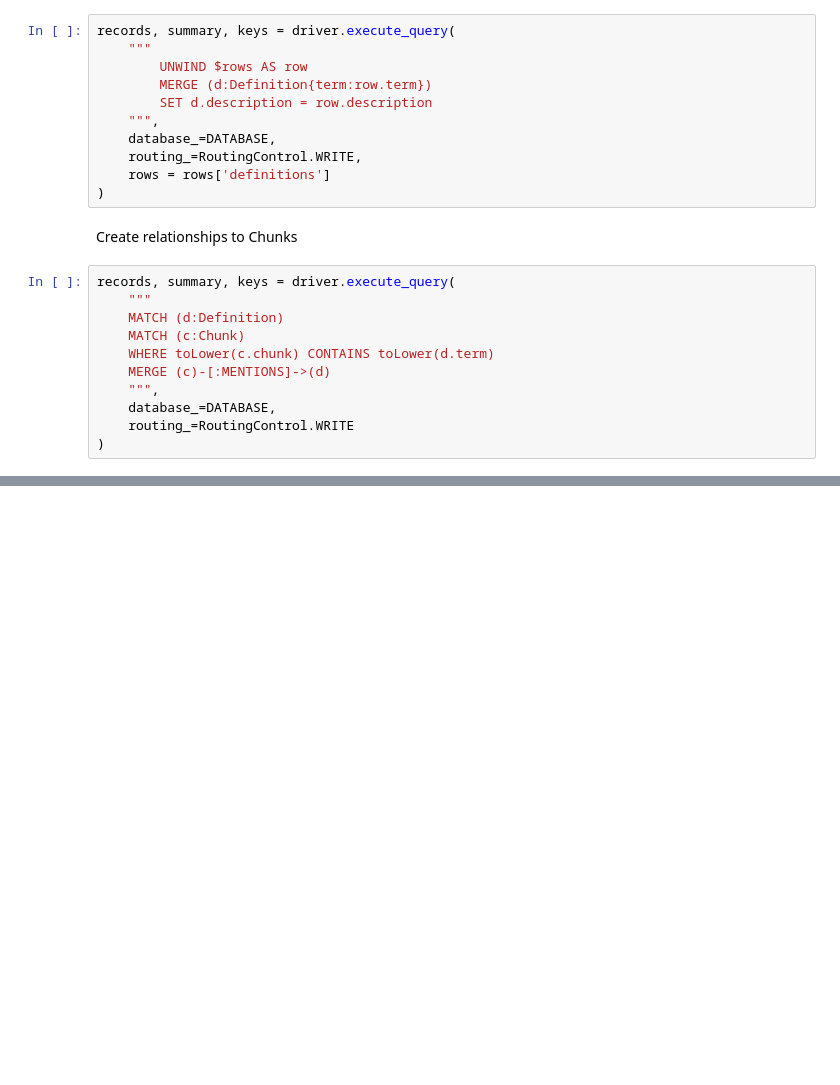
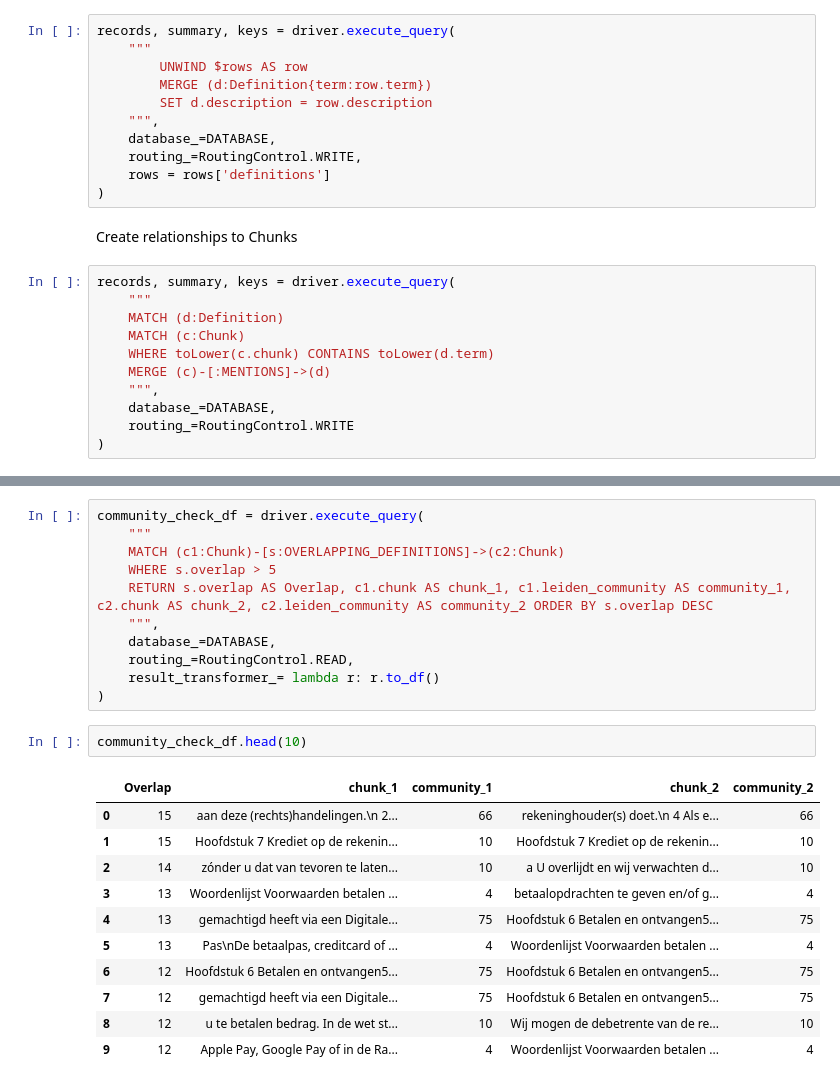
Before and after one commit to erikbijl/rabobank-workshop-genai, a Jupyter notebook: 2 - Extract Definitions.ipynb, the cells around one changed output, grey strips where cells are left out. Drawn from its saved outputs; the diff is of its cells as text; blank space fills up the shorter version.

```diff
--- a/2 - Extract Definitions.ipynb
+++ b/2 - Extract Definitions.ipynb
@@ -169,0 +443,25 @@ records, summary, keys = driver.execute_query(
+# %%
+community_check_df = driver.execute_query(
+    """
+    MATCH (c1:Chunk)-[s:OVERLAPPING_DEFINITIONS]->(c2:Chunk)
+    WHERE s.overlap > 5
+    RETURN s.overlap AS Overlap, c1.chunk AS chunk_1, c1.leiden_community AS community_1, c2.chunk AS chunk_2, c2.leiden_community AS community_2 ORDER BY s.overlap DESC
+    """,
+    database_=DATABASE,
+    routing_=RoutingControl.READ,
+    result_transformer_= lambda r: r.to_df()
+)
+# %%
+community_check_df.head(10)
+# %% [output]
+|  | Overlap | chunk_1 | community_1 | chunk_2 | community_2 |
+| 0 | 15 | aan deze (rechts)handelingen.\n 2... | 66 | rekeninghouder(s) doet.\n 4 Als e... | 66 |
+| 1 | 15 | Hoofdstuk 7 Krediet op de rekenin... | 10 | Hoofdstuk 7 Krediet op de rekenin... | 10 |
+| 2 | 14 | zónder u dat van tevoren te laten... | 10 | a U overlijdt en wij verwachten d... | 10 |
+| 3 | 13 | Woordenlijst Voorwaarden betalen ... | 4 | betaalopdrachten te geven en/of g... | 4 |
+| 4 | 13 | gemachtigd heeft via een Digitale... | 75 | Hoofdstuk 6 Betalen en ontvangen5... | 75 |
+| 5 | 13 | Pas\nDe betaalpas, creditcard of ... | 4 | Woordenlijst Voorwaarden betalen ... | 4 |
+| 6 | 12 | Hoofdstuk 6 Betalen en ontvangen5... | 75 | Hoofdstuk 6 Betalen en ontvangen5... | 75 |
+| 7 | 12 | gemachtigd heeft via een Digitale... | 75 | Hoofdstuk 6 Betalen en ontvangen5... | 75 |
+| 8 | 12 | u te betalen bedrag. In de wet st... | 10 | Wij mogen de debetrente van de re... | 10 |
+| 9 | 12 | Apple Pay, Google Pay of in de Ra... | 4 | Woordenlijst Voorwaarden betalen ... | 4 |
```
Also changed, not shown: parts of 36 cells of this notebook, 2 other files.
